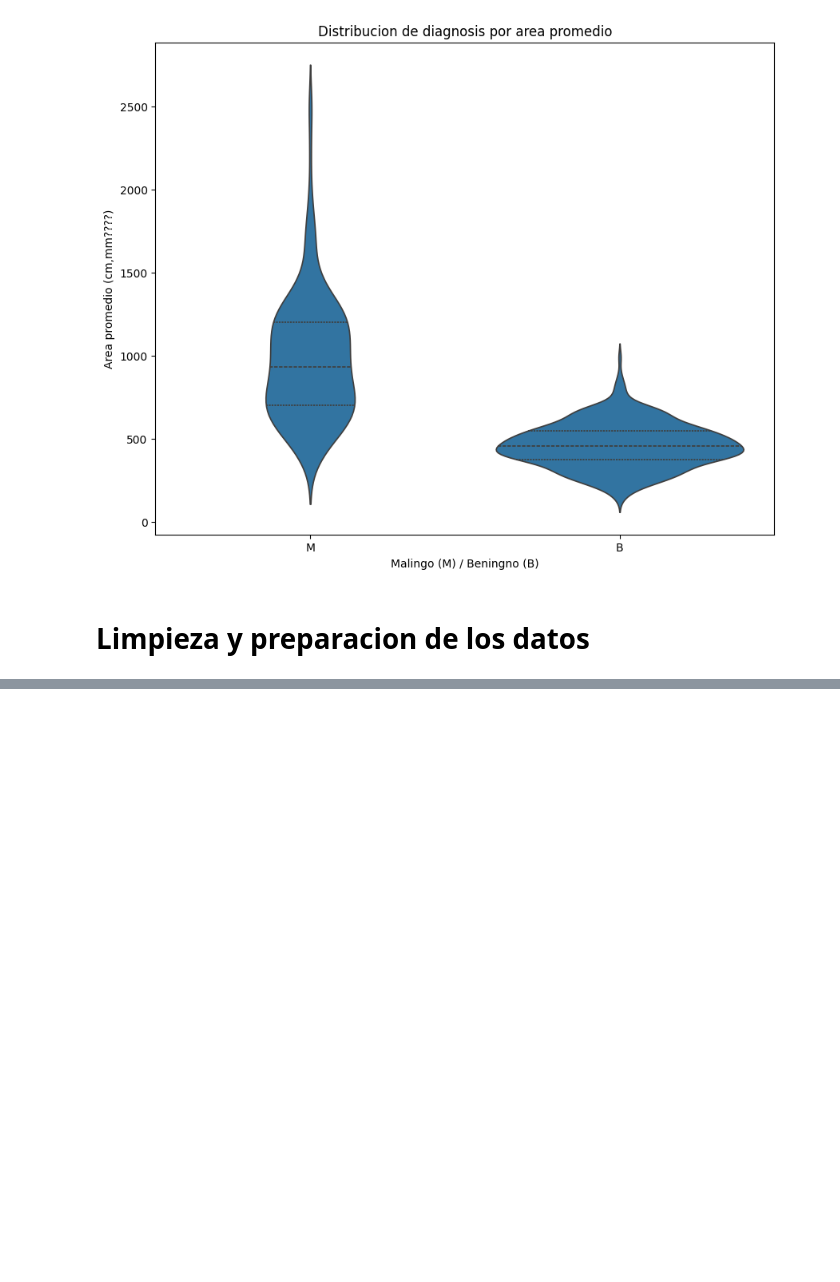
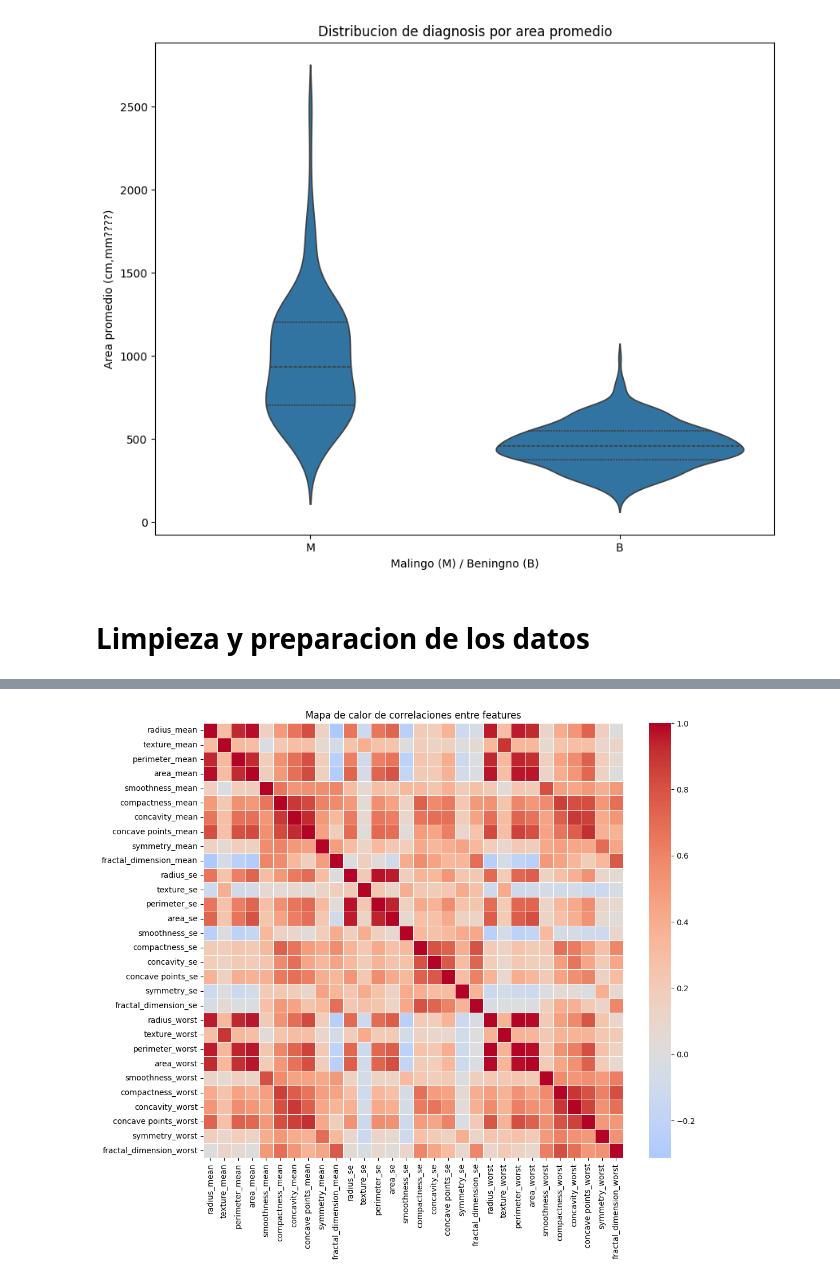
Before and after one commit to aformen9/BC-ML-Project, a Jupyter notebook: notebook/BreastCancer_ML.ipynb, the cells around one changed output, grey strips where cells are left out. Drawn from its saved outputs; the diff is of its cells as text; code cells hidden in the pictures; blank space fills up the shorter version.

```diff
--- a/notebook/BreastCancer_ML.ipynb
+++ b/notebook/BreastCancer_ML.ipynb
@@ -215,0 +539,4 @@ plt.show()
+# %%
+# Como la media y la mediana tienen un valor muy cercano,
+# y la distribucion de cola (histograma) no es larga, podemos rellenar con la media:
+df['perimeter_mean'] = df['perimeter_mean'].fillna(df['perimeter_mean'].mean())
@@ -215,0 +571,4 @@ plt.show()
+# %%
+# Ahora tenemos que codificar la etiqueta:
+df['diagnosis'] = df['diagnosis'].map({'B': 0, 'M': 1}) # .map() convierte cada 'B' en 0 y cada 'M' en 1. Asi la columna diagnosis pasa de texto a valores numeticos (0/1).
+df.head()
@@ -215,0 +591,30 @@ plt.show()
+# %%
+# Separamos en variables y etiqueta:
+X = df.drop('diagnosis', axis=1)
+y = ['diagnosis']
+# %%
+# (3)
+# Escalamos las variables numericas: Usamos StandardScaler, ya que tenemos una distibuicion casi normal, sin outliers pesados. (media = 0; desviacion = 1)
+scaler = StandardScaler() # scaler
+X_scaled = scaler.fit_transform(X) #fit_transform(X) primero calcula media y desviacion de cada columna (fit) y despiues aplica la transformacion a X (transform), devolviendo un array.
+# (4)
+X = pd.DataFrame(X_scaled, columns=X.columns) # Reconstruimos X como df con las mismas columnas pero ahora escaladas.
+# X.columns es un indice de pandas que tiene los nombres originales de las columnas de X (antes de escalar).
+# %%
+# Mapa de calor:
+corr = X.corr() # X.corr() calcula la matriz de correlacion (Pearson) entre todas las variablws. (Investigar!!!)
+plt.figure(figsize=(12,10))
+sns.heatmap(corr,
+            cmap='coolwarm',
+            center=0,
+            linewidths=0.5)
+#   sns.heatmap(...) dibuja el mapa de calor:
+#     - corr: la matriz de correlaciones
+#     - cmap='coolwarm': paleta de colores de azul (negativo) a rojo (positivo)
+#     - center=0: pone el valor 0 en el centro de la paleta
+#     - linewidths=0.5: grosor de lineas entre celdas
+
+plt.title('Mapa de calor de correlaciones entre features') # plt.title(...) agrega titulo al plot
+plt.show()
+# %% [output]
+[figure, added]
```
Also changed, not shown: parts of 25 cells of this notebook.
